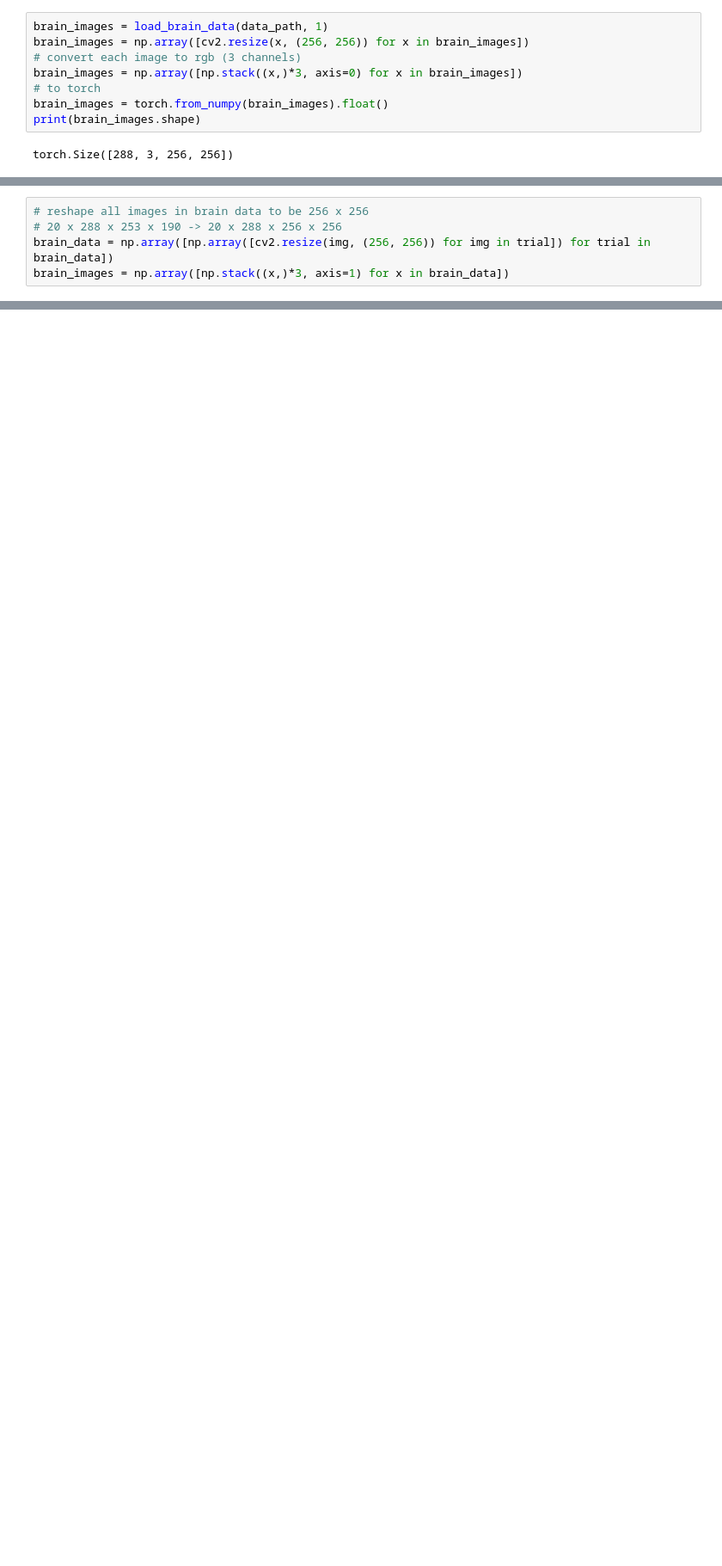
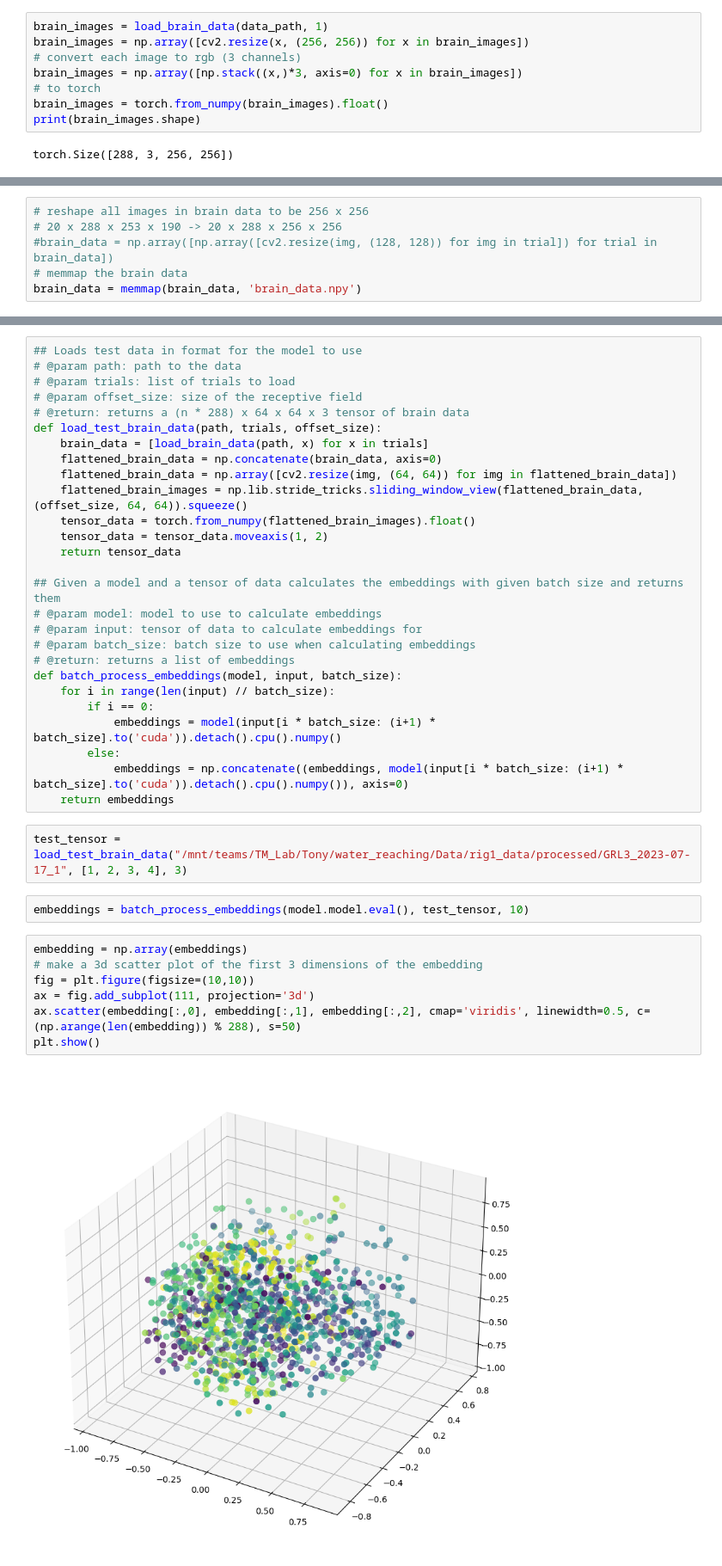
Before and after one commit to Tsuchijo/CEBRA-ViT, a Jupyter notebook: src/training.ipynb, the cells around one changed output, grey strips where cells are left out. Shown at 86% size. Cells and saved outputs as stored; diff of their text form; blank space fills up the shorter version.

```diff
--- a/src/training.ipynb
+++ b/src/training.ipynb
@@ -147,5 +159,6 @@ feature_data = np.array([load_pose_data(data_path, x) for x in range(1)])
 # %%
 # reshape all images in brain data to be 256 x 256
 # 20 x 288 x 253 x 190 -> 20 x 288 x 256 x 256
-brain_data = np.array([np.array([cv2.resize(img, (256, 256)) for img in trial]) for trial in brain_data])
-brain_images = np.array([np.stack((x,)*3, axis=1) for x in brain_data])
+#brain_data = np.array([np.array([cv2.resize(img, (128, 128)) for img in trial]) for trial in brain_data])
+# memmap the brain data
+brain_data = memmap(brain_data, 'brain_data.npy')
@@ -176,0 +228,40 @@ AttributeError: 'TensorDataset' object has no attribute 'iter_sessions'
+# %%
+## Loads test data in format for the model to use
+# @param path: path to the data
+# @param trials: list of trials to load
+# @param offset_size: size of the receptive field
+# @return: returns a (n * 288) x 64 x 64 x 3 tensor of brain data
+def load_test_brain_data(path, trials, offset_size):
+    brain_data = [load_brain_data(path, x) for x in trials]
+    flattened_brain_data = np.concatenate(brain_data, axis=0)
+    flattened_brain_data = np.array([cv2.resize(img, (64, 64)) for img in flattened_brain_data])
+    flattened_brain_images = np.lib.stride_tricks.sliding_window_view(flattened_brain_data, (offset_size, 64, 64)).squeeze()
+    tensor_data = torch.from_numpy(flattened_brain_images).float()
+    tensor_data = tensor_data.moveaxis(1, 2)
+    return tensor_data
+
+## Given a model and a tensor of data calculates the embeddings with given batch size and returns them
+# @param model: model to use to calculate embeddings
+# @param input: tensor of data to calculate embeddings for
+# @param batch_size: batch size to use when calculating embeddings
+# @return: returns a list of embeddings
+def batch_process_embeddings(model, input, batch_size):
+    for i in range(len(input) // batch_size):
+        if i == 0:
+            embeddings = model(input[i * batch_size: (i+1) * batch_size].to('cuda')).detach().cpu().numpy()
+        else:
+            embeddings = np.concatenate((embeddings, model(input[i * batch_size: (i+1) * batch_size].to('cuda')).detach().cpu().numpy()), axis=0)
+    return embeddings
+# %%
+test_tensor = load_test_brain_data("/mnt/teams/TM_Lab/Tony/water_reaching/Data/rig1_data/processed/GRL3_2023-07-17_1", [1, 2, 3, 4], 3)
+# %%
+embeddings = batch_process_embeddings(model.model.eval(), test_tensor, 10)
+# %%
+embedding = np.array(embeddings)
+# make a 3d scatter plot of the first 3 dimensions of the embedding
+fig = plt.figure(figsize=(10,10))
+ax = fig.add_subplot(111, projection='3d')
+ax.scatter(embedding[:,0], embedding[:,1], embedding[:,2], cmap='viridis', linewidth=0.5, c=(np.arange(len(embedding)) % 288), s=50)
+plt.show()
+# %% [output]
+[figure, added]
```
Also changed, not shown: parts of 18 cells of this notebook, 2 other files.
